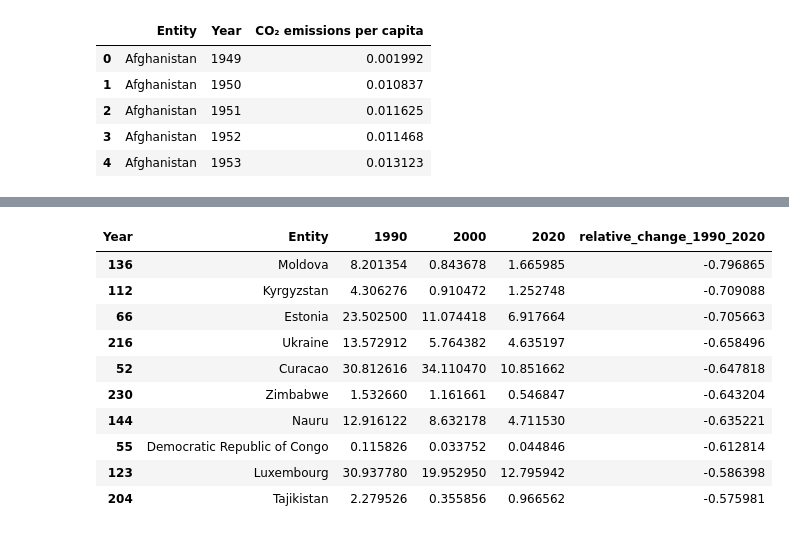
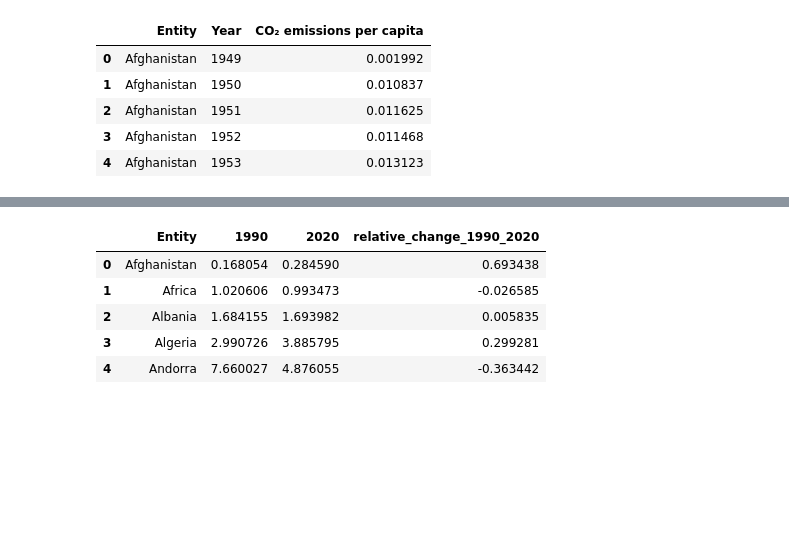
Before and after one commit to majavanput/co2-emissions, a Jupyter notebook: notebooks/q2-decreasing-co2-output.ipynb, the cells around one changed output, grey strips where cells are left out. Saved outputs shown, nothing was run; the diff lists cells and outputs as text; code cells hidden in the pictures; blank space fills up the shorter version.

```diff
--- a/notebooks/q2-decreasing-co2-output.ipynb
+++ b/notebooks/q2-decreasing-co2-output.ipynb
@@ -57,22 +57,7 @@ df_co2_emissions.head()
 | 3 | Afghanistan | 1952 | 0.011468 |
 | 4 | Afghanistan | 1953 | 0.013123 |
 # %%
-# Relative change CO2 1990 vs 2020
-df_co2_emissions_change = df_original_data.copy()
-#df_co2_change["change_1990_2020"] = df_co2_change[df_co2_change["year"] == 2020] / df_co2_change[df_co2_change["year"] == 1990]
+df_co2_filtered = df_co2_emissions.copy()
 
-co2 = df_co2_emissions_change[df_co2_emissions_change["Year"].isin([1990, 2000, 2010, 2020])]
-
-co2 = co2.pivot(
-  index=["Entity", "Code"],
-  columns="Year",
-  values="CO₂ emissions per capita"
-)
-
-co2_reset = co2.reset_index()
-
-co2_reset["relative_change_1990_2020"] = (co2_reset[2020] - co2_reset[1990]) / co2_reset[1990]
-co2_reset["relative_change_2000_2020"] = (co2_reset[2020] - co2_reset[2000]) / co2_reset[2000]
-co2_reset["relative_change_2010_2020"] = (co2_reset[2020] - co2_reset[2010]) / co2_reset[2010]
-
-display(co2_reset.head())
+# Only keep specified years for relative change calculation
+df_co2_filtered = df_co2_filtered[df_co2_filtered["Year"].isin([1990, 2000, 2010, 2020])]
@@ -95,15 +64,25 @@ co2_reset.head()
 # %%
-co2_top_10_1990_2020 = co2_reset[["Entity", 1990, 2000, 2020, "relative_change_1990_2020"]].sort_values(by="relative_change_1990_2020", ascending=True).head(10)
-display(co2_top_10_1990_2020)
+df_co2_relative_change = df_co2_filtered.copy()
+
+# Pivot the DataFrame to have the years as columns
+df_co2_relative_change = df_co2_relative_change.pivot(
+  index=["Entity"],
+  columns="Year",
+  values="CO₂ emissions per capita"
+)
+
+df_co2_relative_change.columns.name = None
+df_co2_relative_change.reset_index(inplace=True)
+df_co2_relative_change = df_co2_relative_change[['Entity', 1990, 2020]]
+
+# Calculate relative change for 1990-2020
+df_co2_relative_change["relative_change_1990_2020"] = (df_co2_relative_change[2020] - df_co2_relative_change[1990]) / df_co2_relative_change[1990]
+
+df_co2_relative_change.head()
 # %% [output]
-| Year | Entity | 1990 | 2000 | 2020 | relative_change_1990_2020 |
-| 136 | Moldova | 8.201354 | 0.843678 | 1.665985 | -0.796865 |
-| 112 | Kyrgyzstan | 4.306276 | 0.910472 | 1.252748 | -0.709088 |
-| 66 | Estonia | 23.502500 | 11.074418 | 6.917664 | -0.705663 |
-| 216 | Ukraine | 13.572912 | 5.764382 | 4.635197 | -0.658496 |
-| 52 | Curacao | 30.812616 | 34.110470 | 10.851662 | -0.647818 |
-| 230 | Zimbabwe | 1.532660 | 1.161661 | 0.546847 | -0.643204 |
-| 144 | Nauru | 12.916122 | 8.632178 | 4.711530 | -0.635221 |
-| 55 | Democratic Republic of Congo | 0.115826 | 0.033752 | 0.044846 | -0.612814 |
-| 123 | Luxembourg | 30.937780 | 19.952950 | 12.795942 | -0.586398 |
-| 204 | Tajikistan | 2.279526 | 0.355856 | 0.966562 | -0.575981 |
+|  | Entity | 1990 | 2020 | relative_change_1990_2020 |
+| 0 | Afghanistan | 0.168054 | 0.284590 | 0.693438 |
+| 1 | Africa | 1.020606 | 0.993473 | -0.026585 |
+| 2 | Albania | 1.684155 | 1.693982 | 0.005835 |
+| 3 | Algeria | 2.990726 | 3.885795 | 0.299281 |
+| 4 | Andorra | 7.660027 | 4.876055 | -0.363442 |
```
Also changed, not shown: parts of 12 cells of this notebook, 1 other file.
